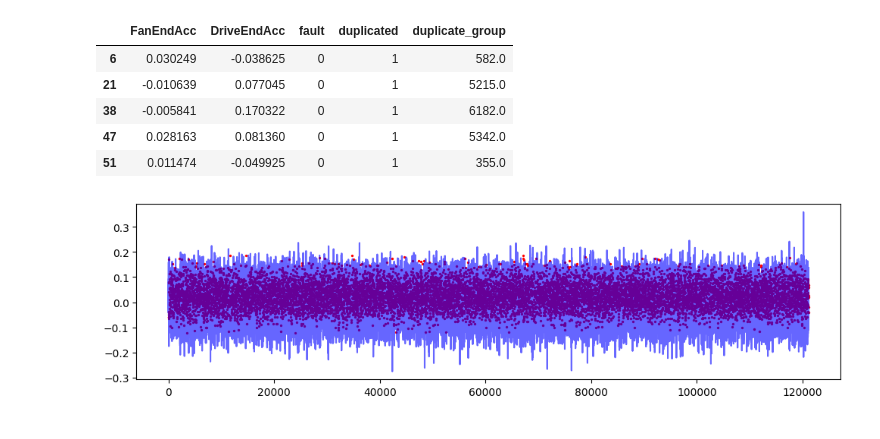
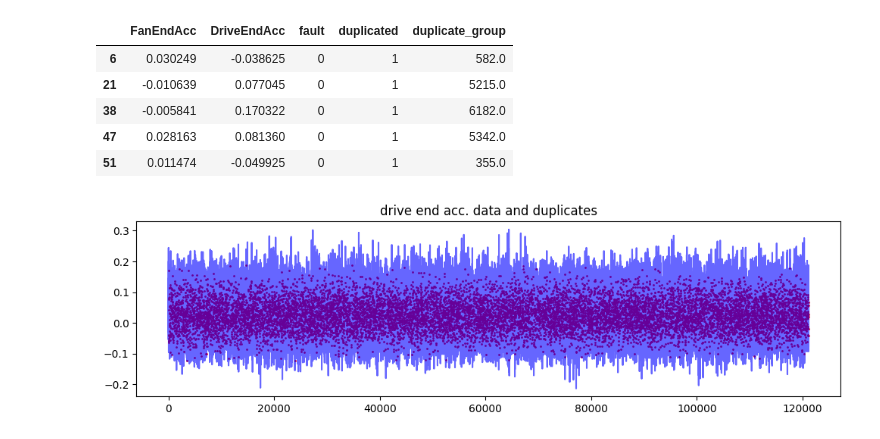
Before and after one commit to h4ppy0wl/PdM01, a Jupyter notebook: bearings01_EDA.ipynb, the cells around one changed output. Drawn from its saved outputs; the diff is of its cells as text; code cells hidden in the pictures.

```diff
--- a/bearings01_EDA.ipynb
+++ b/bearings01_EDA.ipynb
@@ -129,8 +152,9 @@ df_normal_filtered.head()
 | 51 | 0.011474 | -0.049925 | 0 | 1 | 355.0 |
 # %%
 plt.figure(figsize = (12,3))
-plt.plot(df_normal.index, df_normal.iloc[:,0], color='blue', alpha=0.6)#DriveEnd Acc. is Blue
-plt.scatter(df_normal_filtered.index, df_normal_filtered['DriveEndAcc'], color='red', s=2)#Duplicates are red
+plt.plot(df_normal.index, df_normal['DriveEndAcc'], color='blue', alpha=0.6)#DriveEnd Acc. is Blue
+plt.scatter(df_normal_filtered.index, df_normal_filtered['DriveEndAcc'], color='red', s=1)#Duplicates are red
+plt.title('drive end acc. data and duplicates')
 plt.show()
 # %% [output]
-[figure, old version]
+[figure, new version]
```
Also changed, not shown: parts of 34 cells of this notebook.
